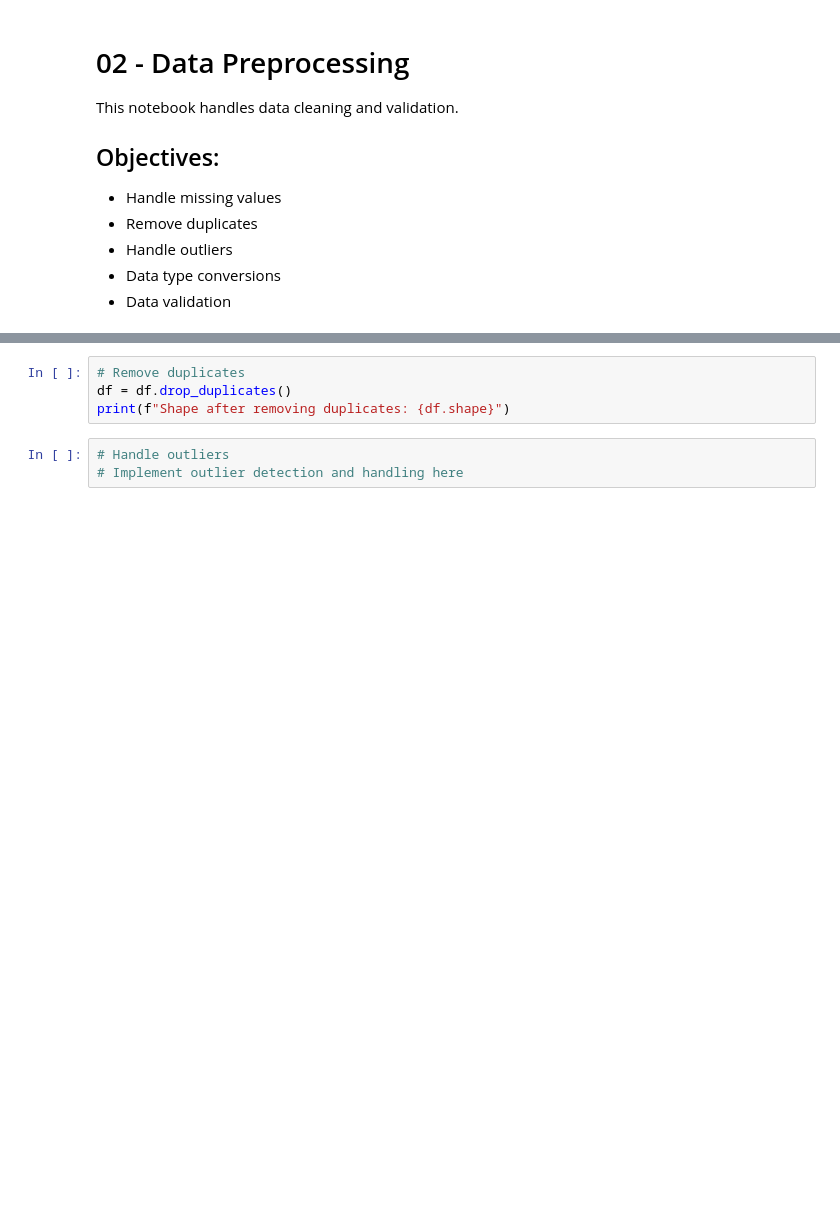
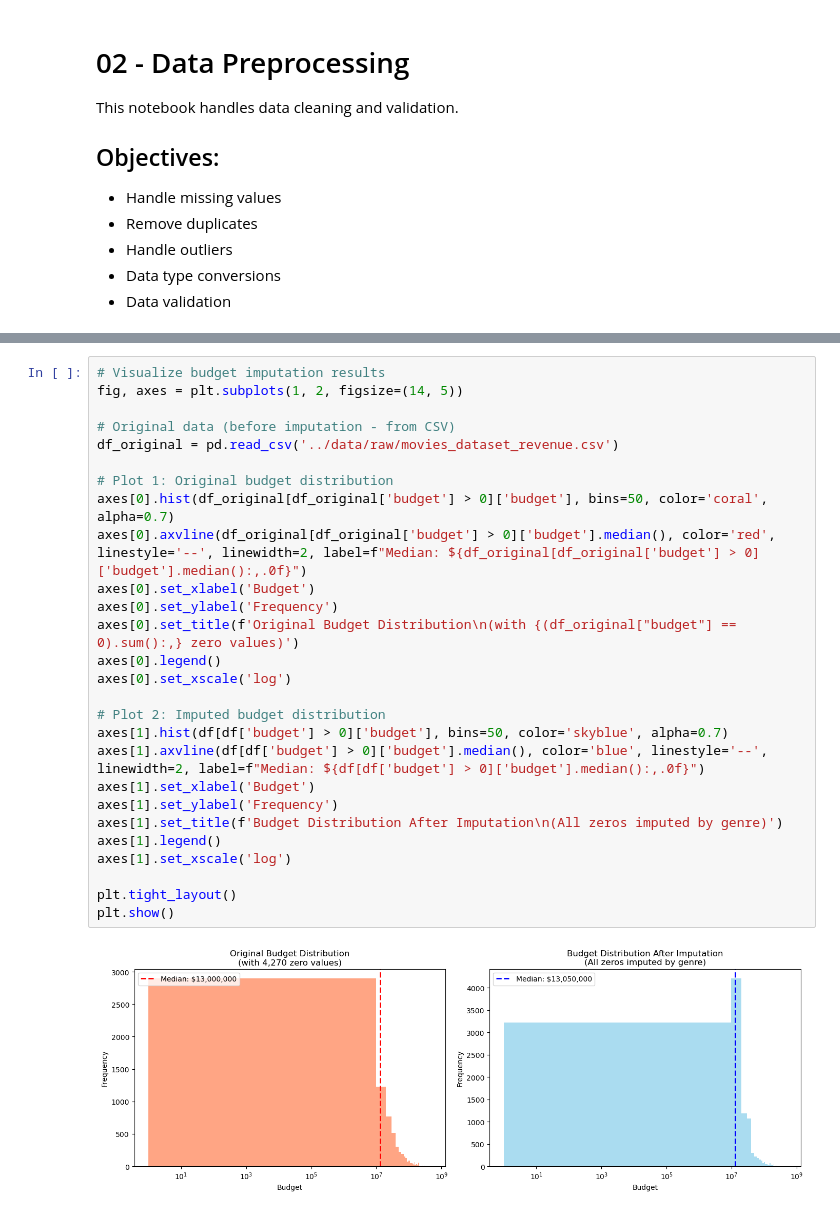
Before and after one commit to TThanhc/movie-revenue-predictor, a Jupyter notebook: notebooks/02_data_preprocessing.ipynb, the cells around one changed output, grey strips where cells are left out. Saved outputs shown, nothing was run; the diff lists cells and outputs as text; blank space fills up the shorter version.

```diff
--- a/notebooks/02_data_preprocessing.ipynb
+++ b/notebooks/02_data_preprocessing.ipynb
@@ -24,7 +109,29 @@ print(df.isnull().sum())
-# %%
-# Remove duplicates
-df = df.drop_duplicates()
-print(f"Shape after removing duplicates: {df.shape}")
-# %%
-# Handle outliers
-# Implement outlier detection and handling here
+# %%
+# Visualize budget imputation results
+fig, axes = plt.subplots(1, 2, figsize=(14, 5))
+
+# Original data (before imputation - from CSV)
+df_original = pd.read_csv('../data/raw/movies_dataset_revenue.csv')
+
+# Plot 1: Original budget distribution
+axes[0].hist(df_original[df_original['budget'] > 0]['budget'], bins=50, color='coral', alpha=0.7)
+axes[0].axvline(df_original[df_original['budget'] > 0]['budget'].median(), color='red', linestyle='--', linewidth=2, label=f"Median: ${df_original[df_original['budget'] > 0]['budget'].median():,.0f}")
+axes[0].set_xlabel('Budget')
+axes[0].set_ylabel('Frequency')
+axes[0].set_title(f'Original Budget Distribution\n(with {(df_original["budget"] == 0).sum():,} zero values)')
+axes[0].legend()
+axes[0].set_xscale('log')
+
+# Plot 2: Imputed budget distribution
+axes[1].hist(df[df['budget'] > 0]['budget'], bins=50, color='skyblue', alpha=0.7)
+axes[1].axvline(df[df['budget'] > 0]['budget'].median(), color='blue', linestyle='--', linewidth=2, label=f"Median: ${df[df['budget'] > 0]['budget'].median():,.0f}")
+axes[1].set_xlabel('Budget')
+axes[1].set_ylabel('Frequency')
+axes[1].set_title(f'Budget Distribution After Imputation\n(All zeros imputed by genre)')
+axes[1].legend()
+axes[1].set_xscale('log')
+
+plt.tight_layout()
+plt.show()
+# %% [output]
+[figure, added]
```
Also changed, not shown: parts of 12 cells of this notebook.
